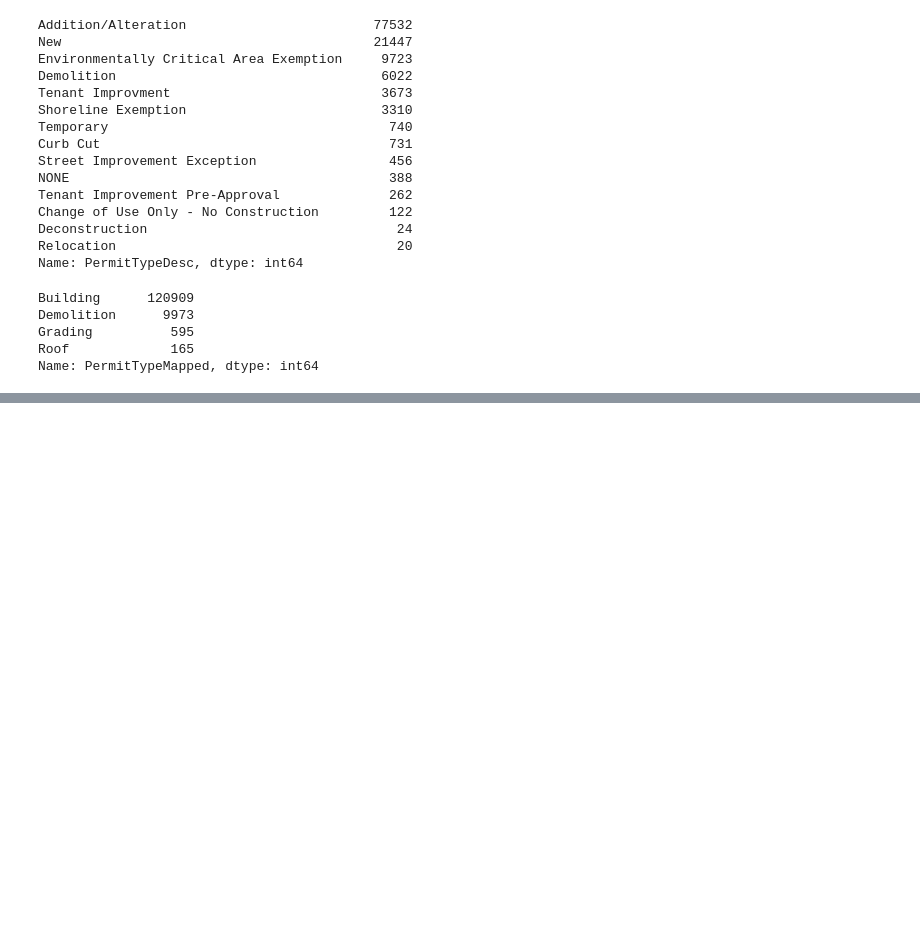
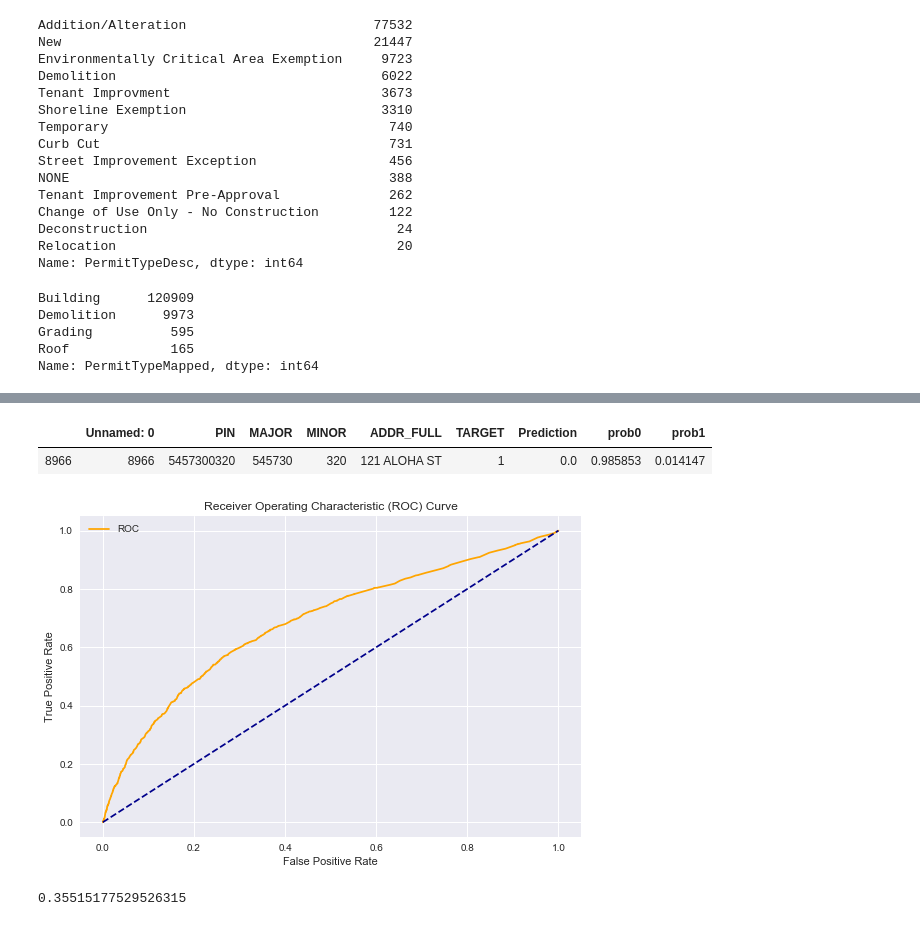
Before and after one commit to frischmuth/Seattle-Real-Estate-Analysis, a Jupyter notebook: ViewResults.ipynb, the cells around one changed output, grey strips where cells are left out. Drawn from its saved outputs; the diff is of its cells as text; code cells hidden in the pictures; blank space fills up the shorter version.

```diff
--- a/ViewResults.ipynb
+++ b/ViewResults.ipynb
@@ -134,0 +225,5 @@ Name: PermitTypeMapped, dtype: int64
+# %%
+predictions[predictions['ADDR_FULL']=='121 ALOHA ST']
+# %% [output]
+|  | Unnamed: 0 | PIN | MAJOR | MINOR | ADDR_FULL | TARGET | Prediction | prob0 | prob1 |
+| 8966 | 8966 | 5457300320 | 545730 | 320 | 121 ALOHA ST | 1 | 0.0 | 0.985853 | 0.014147 |
@@ -134,0 +233,19 @@ Name: PermitTypeMapped, dtype: int64
+# %%
+fper, tper, thresholds = roc_curve(predictions['TARGET'],predictions['prob1'])
+# %%
+def plot_roc_cur(fper, tper):
+    plt.plot(fper, tper, color='orange', label='ROC')
+    plt.plot([0, 1], [0, 1], color='darkblue', linestyle='--')
+    plt.xlabel('False Positive Rate')
+    plt.ylabel('True Positive Rate')
+    plt.title('Receiver Operating Characteristic (ROC) Curve')
+    plt.legend()
+    plt.show()
+# %%
+plot_roc_cur(fper, tper)
+# %% [output]
+[figure, added]
+# %%
+tper.mean()
+# %% [output]
+0.35515177529526315
```
Also changed, not shown: parts of 15 cells of this notebook, 9 other files.
